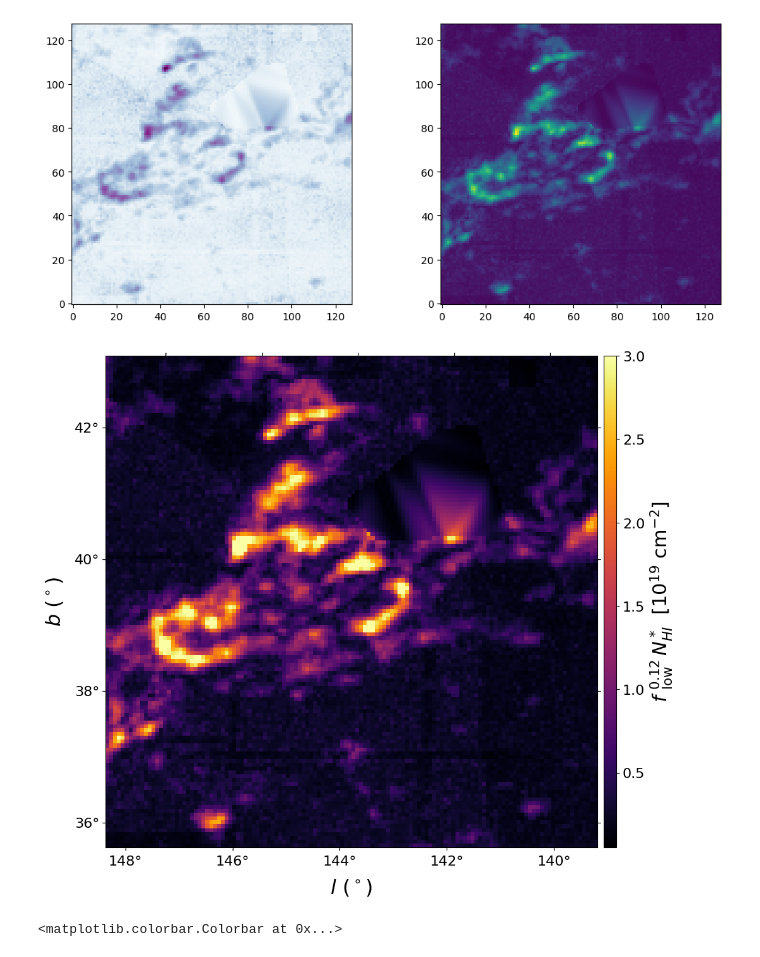
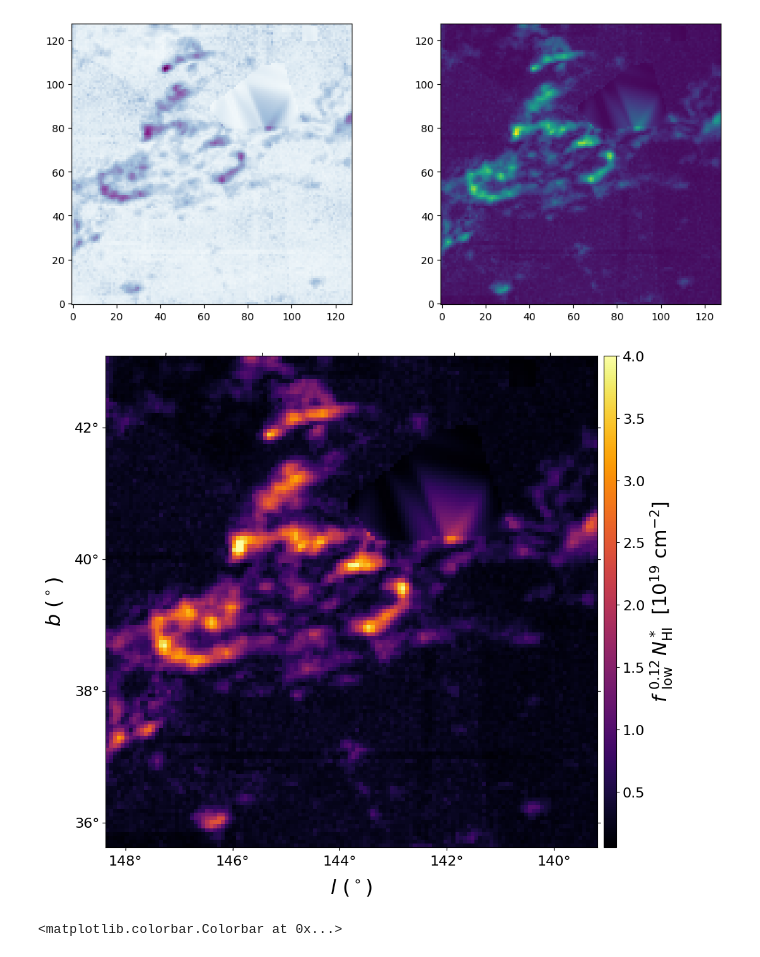
Before and after one commit to lukavujeva/ast425, a Jupyter notebook: Marchal_et_al_2022b_forpaper_final.ipynb, the cells around one changed output. Saved outputs shown, nothing was run; the diff lists cells and outputs as text; code cells hidden in the pictures.

```diff
--- a/Marchal_et_al_2022b_forpaper_final.ipynb
+++ b/Marchal_et_al_2022b_forpaper_final.ipynb
@@ -207,30 +206,30 @@ ax2.imshow(fcnm_low*NHI, origin="lower", vmin=0.,
 # %%
 fig = plt.figure(figsize=(10, 10))
 ax = fig.add_axes([0.1,0.1,0.78,0.8], projection=w)
 ax.set_xlabel(r"$l \ (^\circ)$", fontsize=23.)
 ax.set_ylabel(r"$b\ (^\circ)$", fontsize=23.)
 ax.tick_params(labelsize = 16.)
 cm_inf = plt.get_cmap('inferno')
 cm_inf.set_bad(color='white')
 cm_inf.set_under(color='black')
 imkw_inf = dict(origin='lower', interpolation='none', cmap=cm_inf)
-img = ax.imshow(fcnm_low*NHI, **imkw_inf, vmax=3.)
+img = ax.imshow(fcnm_low*NHI, **imkw_inf, vmax=4.)
 # plt.title("IVC CNM")
 colorbar_ax = fig.add_axes([0.89, 0.11, 0.02, 0.78])
 cbar = fig.colorbar(img, cax=colorbar_ax)
 cbar.ax.tick_params(labelsize=16.)
-cbar.set_label(r"$f\ ^{0.12}_{\rm low}\,N_{HI}^*$  [10$^{19}$ cm$^{-2}$]", fontsize=22.)
+cbar.set_label(r"$f\ ^{0.12}_{\rm low}\,N_{\rm HI}^*$  [10$^{19}$ cm$^{-2}$]", fontsize=22.)
 plt.savefig('NHI_CNM.pdf', format='pdf', bbox_inches='tight', pad_inches=0.02)
 plt.show()
 
 
 
 # plt.imshow(fcnm_low*NHI, origin="lower",
 #           cmap="inferno")
 # # plt.title(str(name))
 # plt.colorbar()
 # %% [output]
-[figure, old version]
+[figure, new version]
 # %%
 cnm_fft = np.where(fcnm_low*NHI != fcnm_low*NHI, 0, fcnm_low*NHI)
 
```
Also changed, not shown: parts of 4 cells of this notebook.
